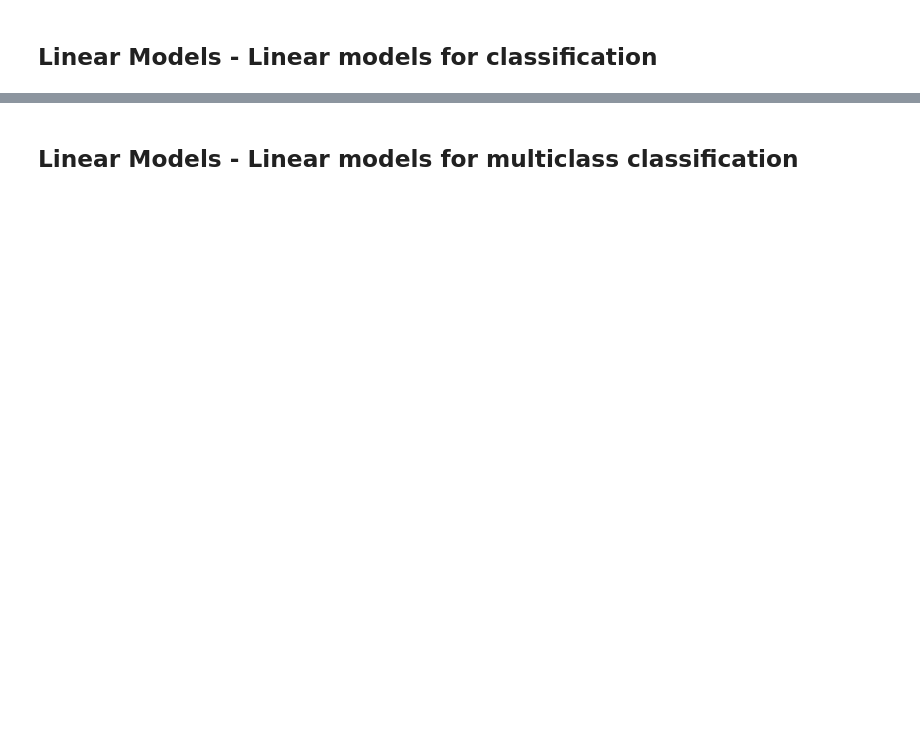
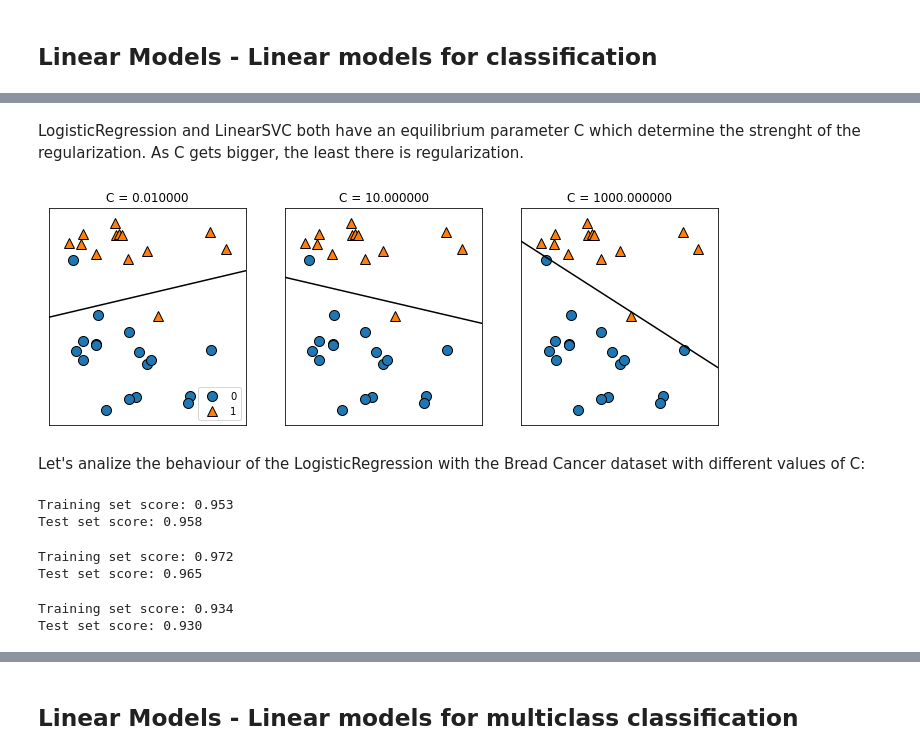
Before and after one commit to emile-bernard/Machine-Learning-With-Python, a Jupyter notebook: 2 Supervised Learning/2-supervised-learning.ipynb, the cells around one changed output, grey strips where cells are left out. Cells and saved outputs as stored; diff of their text form; code cells hidden in the pictures; blank space fills up the shorter version.

```diff
--- a/2 Supervised Learning/2-supervised-learning.ipynb
+++ b/2 Supervised Learning/2-supervised-learning.ipynb
@@ -399,0 +474,34 @@ plt.show()
+# %% [markdown]
+LogisticRegression and LinearSVC both have an equilibrium parameter C which determine the strenght of the regularization. As C gets bigger, the least there is regularization.
+# %%
+mglearn.plots.plot_linear_svc_regularization()
+plt.show()
+# %% [output]
+[figure, added]
+# %% [markdown]
+Let's analize the behaviour of the LogisticRegression with the Bread Cancer dataset with different values of C:
+# %%
+from sklearn.datasets import load_breast_cancer
+cancer = load_breast_cancer()
+X_train, X_test, y_train, y_test = train_test_split(
+    cancer.data, cancer.target, stratify=cancer.target, random_state=42)
+logreg = LogisticRegression().fit(X_train, y_train)
+print("Training set score: {:.3f}".format(logreg.score(X_train, y_train)))
+print("Test set score: {:.3f}".format(logreg.score(X_test, y_test)))
+# %% [output]
+Training set score: 0.953
+Test set score: 0.958
+# %%
+logreg100 = LogisticRegression(C=100).fit(X_train, y_train)
+print("Training set score: {:.3f}".format(logreg100.score(X_train, y_train)))
+print("Test set score: {:.3f}".format(logreg100.score(X_test, y_test)))
+# %% [output]
+Training set score: 0.972
+Test set score: 0.965
+# %%
+logreg001 = LogisticRegression(C=0.01).fit(X_train, y_train)
+print("Training set score: {:.3f}".format(logreg001.score(X_train, y_train)))
+print("Test set score: {:.3f}".format(logreg001.score(X_test, y_test)))
+# %% [output]
+Training set score: 0.934
+Test set score: 0.930
```
Also changed, not shown: parts of 44 cells of this notebook, 4 other files.
